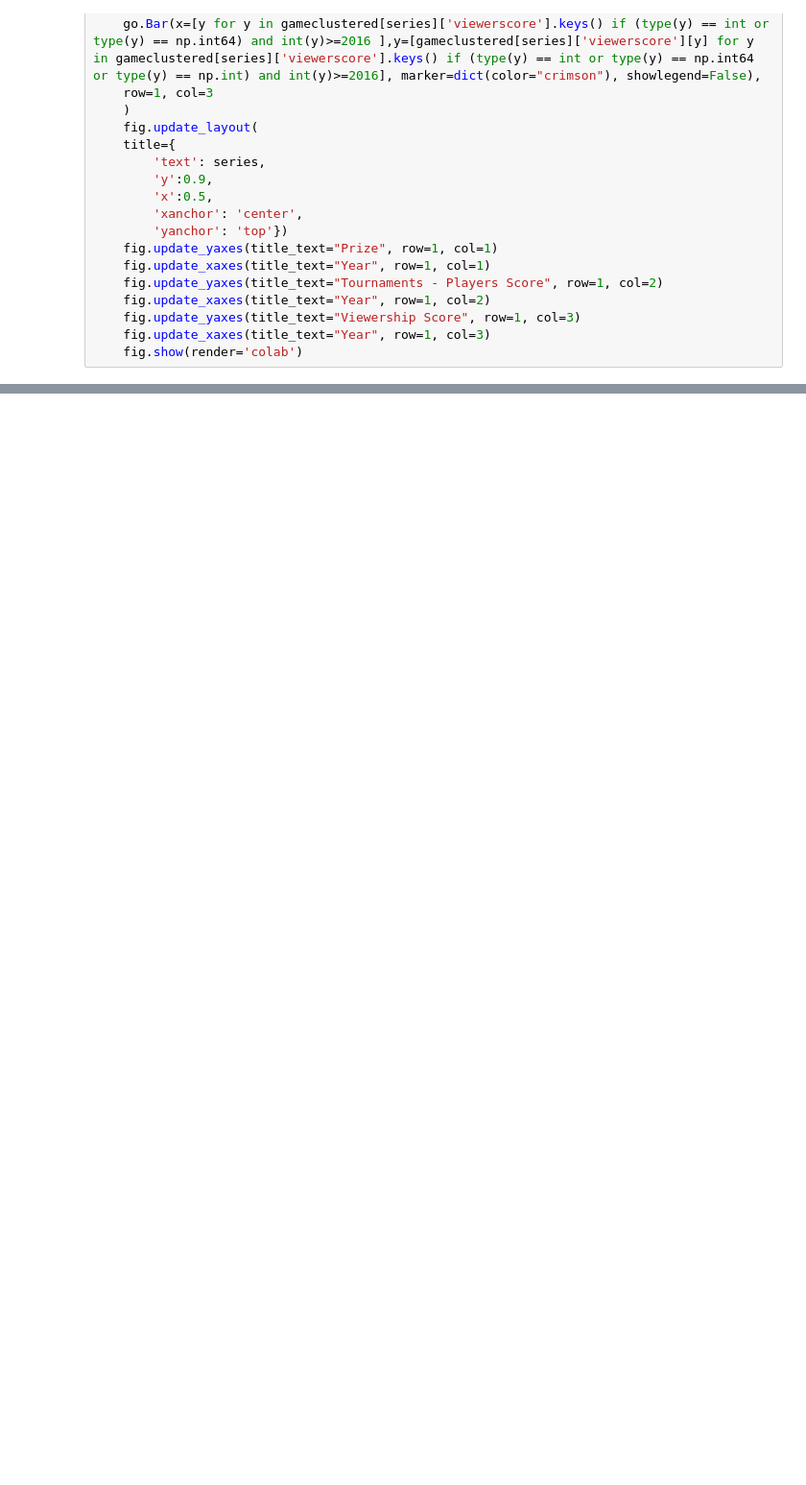
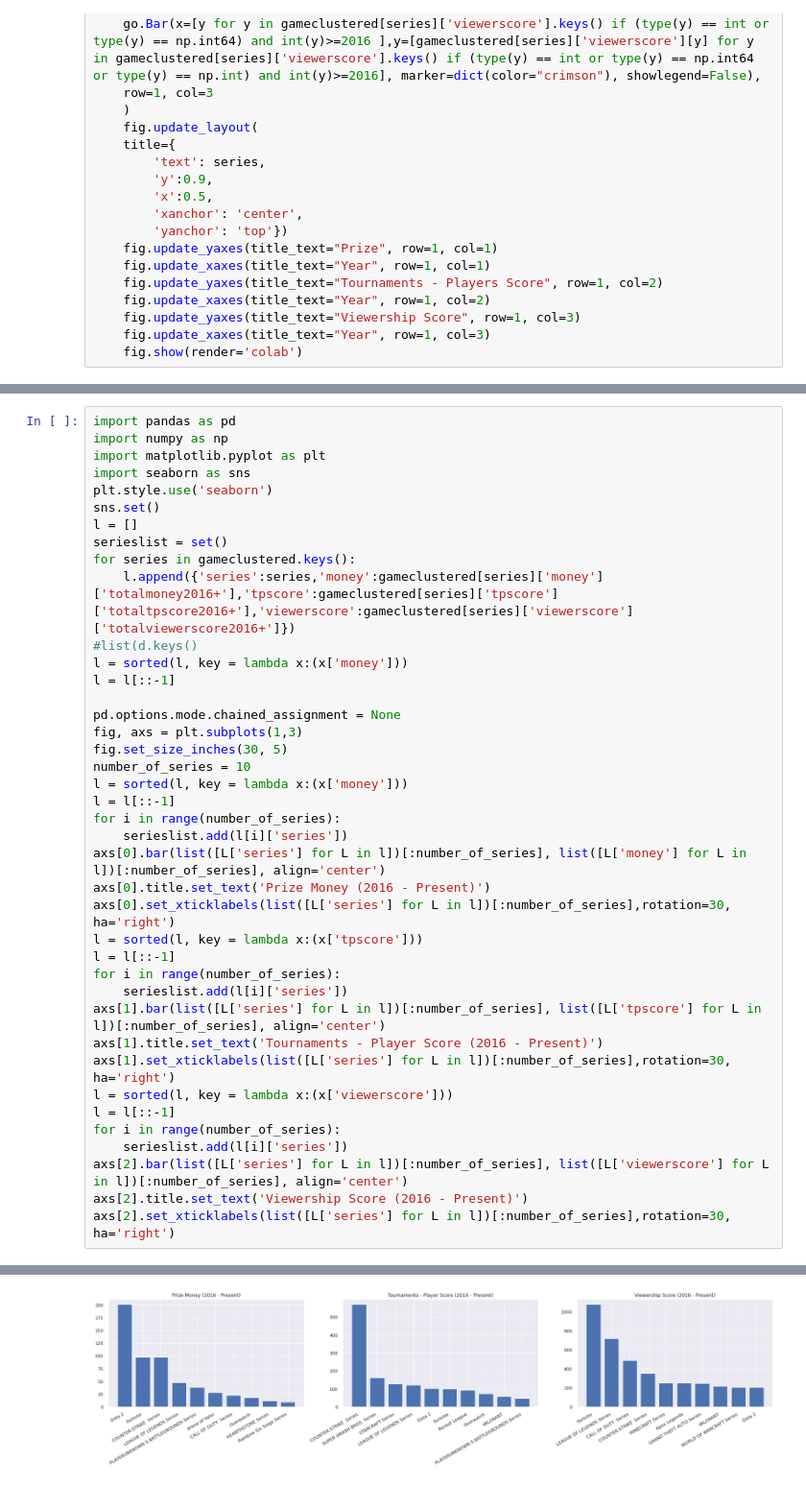
Before and after one commit to markerxz/games-popularity-analysis, a Jupyter notebook: esp.ipynb, the cells around one changed output, grey strips where cells are left out. Shown at 96% size. Cells and saved outputs as stored; diff of their text form; blank space fills up the shorter version.

Commit message:
add top 10 graph pca

```diff
--- a/esp.ipynb
+++ b/esp.ipynb
@@ -1352,3 +1357,44 @@ seriesplot('CALL OF DUTY  Series')
 seriesplot('Overwatch')
 # %% [output]
 [interactive output not drawn]
+# %%
+import pandas as pd
+import numpy as np
+import matplotlib.pyplot as plt
+import seaborn as sns
+plt.style.use('seaborn')
+sns.set()
+l = []
+serieslist = set()
+for series in gameclustered.keys():
+    l.append({'series':series,'money':gameclustered[series]['money']['totalmoney2016+'],'tpscore':gameclustered[series]['tpscore']['totaltpscore2016+'],'viewerscore':gameclustered[series]['viewerscore']['totalviewerscore2016+']})
+#list(d.keys()
+l = sorted(l, key = lambda x:(x['money']))
+l = l[::-1]
+
+pd.options.mode.chained_assignment = None
+fig, axs = plt.subplots(1,3)
+fig.set_size_inches(30, 5)
+number_of_series = 10
+l = sorted(l, key = lambda x:(x['money']))
+l = l[::-1]
+for i in range(number_of_series):
+    serieslist.add(l[i]['series'])
+axs[0].bar(list([L['series'] for L in l])[:number_of_series], list([L['money'] for L in l])[:number_of_series], align='center')
+axs[0].title.set_text('Prize Money (2016 - Present)')
+axs[0].set_xticklabels(list([L['series'] for L in l])[:number_of_series],rotation=30, ha='right')
+l = sorted(l, key = lambda x:(x['tpscore']))
+l = l[::-1]
+for i in range(number_of_series):
+    serieslist.add(l[i]['series'])
+axs[1].bar(list([L['series'] for L in l])[:number_of_series], list([L['tpscore'] for L in l])[:number_of_series], align='center')
+axs[1].title.set_text('Tournaments - Player Score (2016 - Present)')
+axs[1].set_xticklabels(list([L['series'] for L in l])[:number_of_series],rotation=30, ha='right')
+l = sorted(l, key = lambda x:(x['viewerscore']))
+l = l[::-1]
+for i in range(number_of_series):
+    serieslist.add(l[i]['series'])
+axs[2].bar(list([L['series'] for L in l])[:number_of_series], list([L['viewerscore'] for L in l])[:number_of_series], align='center')
+axs[2].title.set_text('Viewership Score (2016 - Present)')
+axs[2].set_xticklabels(list([L['series'] for L in l])[:number_of_series],rotation=30, ha='right')
+# %% [output]
@@ -1354,0 +1411 @@ seriesplot('Overwatch')
+[figure, added]
```
Also changed, not shown: parts of 2 cells of this notebook.
